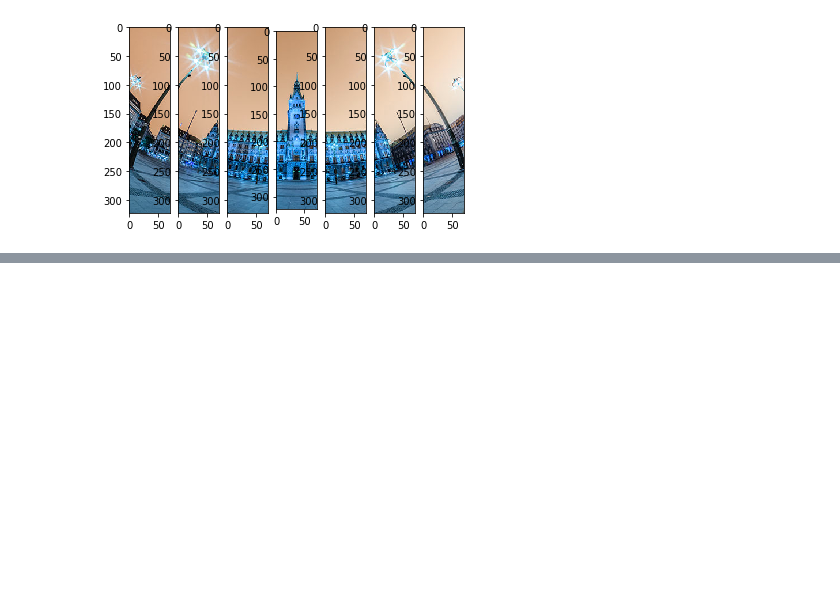
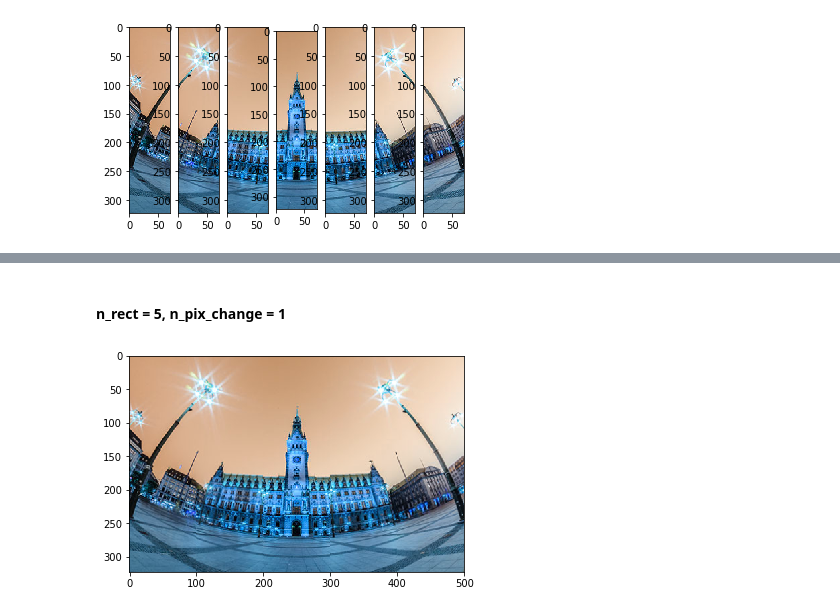
Before and after one commit to aczeszejko-sochacki/Autonomous-Driving, a Jupyter notebook: Wide-angle camera photo transformation.ipynb, the cells around one changed output, grey strips where cells are left out. Drawn from its saved outputs; the diff is of its cells as text; code cells hidden in the pictures; blank space fills up the shorter version.

```diff
--- a/Wide-angle camera photo transformation.ipynb
+++ b/Wide-angle camera photo transformation.ipynb
@@ -100,0 +170,6 @@ plt.imshow(np.concatenate(modulo_split_image(hamburg, 6), axis=1))
+# %% [markdown]
+#### n_rect = 5, n_pix_change = 1
+# %%
+imshow_concat(perspective_transf_fair_division(hamburg, n_rect=5, n_pix_change=1))
+# %% [output]
+[figure, added]
```
Also changed, not shown: parts of 18 cells of this notebook.
